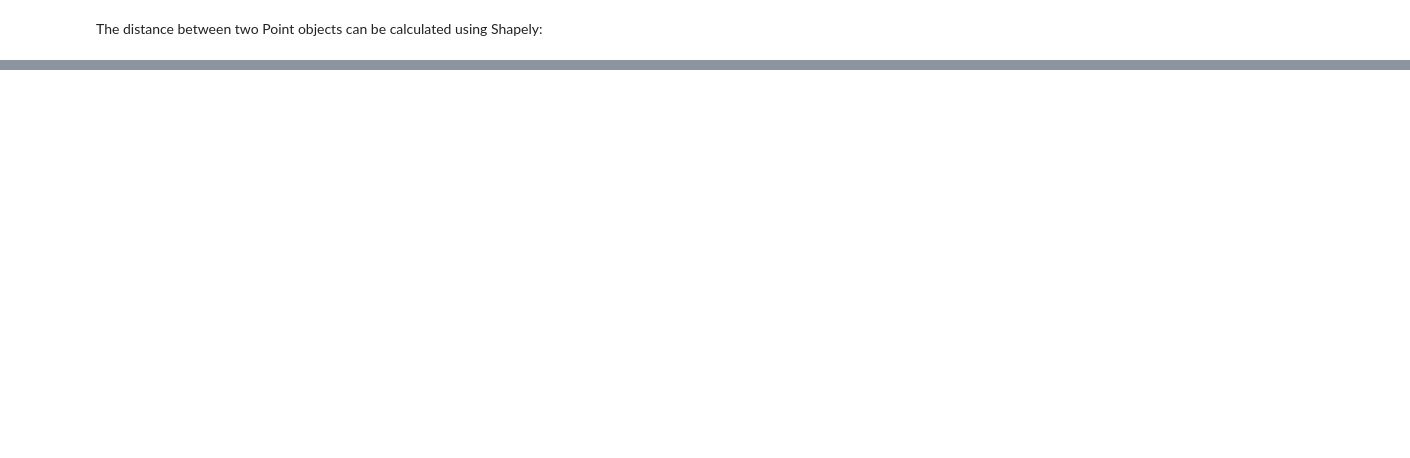
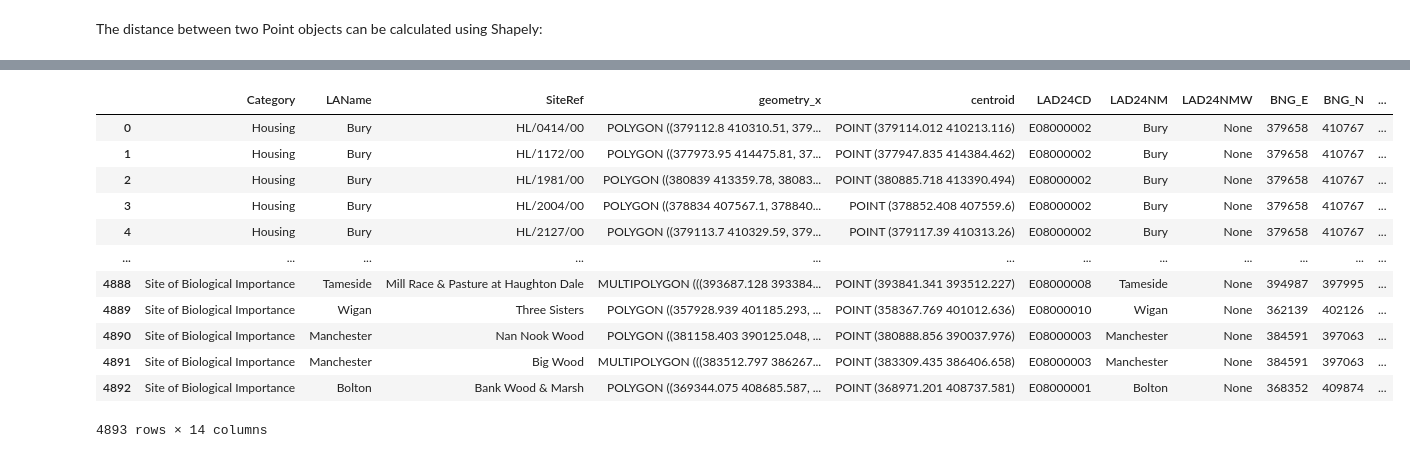
Before and after one commit to ChrisSoderberg-ONS/mss-sbi-project, a Jupyter notebook: sbi-analysis/example-notebook.ipynb, the cells around one changed output, grey strips where cells are left out. Drawn from its saved outputs; the diff is of its cells as text; code cells hidden in the pictures; blank space fills up the shorter version.

```diff
--- a/sbi-analysis/example-notebook.ipynb
+++ b/sbi-analysis/example-notebook.ipynb
@@ -71,0 +86,20 @@ print(
+# %%
+import geopandas as gpd
+
+boundaries = gpd.read_file("data/boundaries/LAD_DEC_24_UK_BUC.shp")
+
+pd.merge(full_data_gdf, boundaries, left_on = "LAName", right_on = "LAD24NM", how = "left")
+# %% [output]
+|  | Category | LAName | SiteRef | geometry_x | centroid | LAD24CD | LAD24NM | LAD24NMW | BNG_E | BNG_N | ... |
+| 0 | Housing | Bury | HL/0414/00 | POLYGON ((379112.8 410310.51, 379... | POINT (379114.012 410213.116) | E08000002 | Bury | None | 379658 | 410767 | ... |
+| 1 | Housing | Bury | HL/1172/00 | POLYGON ((377973.95 414475.81, 37... | POINT (377947.835 414384.462) | E08000002 | Bury | None | 379658 | 410767 | ... |
+| 2 | Housing | Bury | HL/1981/00 | POLYGON ((380839 413359.78, 38083... | POINT (380885.718 413390.494) | E08000002 | Bury | None | 379658 | 410767 | ... |
+| 3 | Housing | Bury | HL/2004/00 | POLYGON ((378834 407567.1, 378840... | POINT (378852.408 407559.6) | E08000002 | Bury | None | 379658 | 410767 | ... |
+| 4 | Housing | Bury | HL/2127/00 | POLYGON ((379113.7 410329.59, 379... | POINT (379117.39 410313.26) | E08000002 | Bury | None | 379658 | 410767 | ... |
+| ... | ... | ... | ... | ... | ... | ... | ... | ... | ... | ... | ... |
+| 4888 | Site of Biological Importance | Tameside | Mill Race & Pasture at Haughton Dale | MULTIPOLYGON (((393687.128 393384... | POINT (393841.341 393512.227) | E08000008 | Tameside | None | 394987 | 397995 | ... |
+| 4889 | Site of Biological Importance | Wigan | Three Sisters | POLYGON ((357928.939 401185.293, ... | POINT (358367.769 401012.636) | E08000010 | Wigan | None | 362139 | 402126 | ... |
+| 4890 | Site of Biological Importance | Manchester | Nan Nook Wood | POLYGON ((381158.403 390125.048, ... | POINT (380888.856 390037.976) | E08000003 | Manchester | None | 384591 | 397063 | ... |
+| 4891 | Site of Biological Importance | Manchester | Big Wood | MULTIPOLYGON (((383512.797 386267... | POINT (383309.435 386406.658) | E08000003 | Manchester | None | 384591 | 397063 | ... |
+| 4892 | Site of Biological Importance | Bolton | Bank Wood & Marsh | POLYGON ((369344.075 408685.587, ... | POINT (368971.201 408737.581) | E08000001 | Bolton | None | 368352 | 409874 | ... |
+4893 rows × 14 columns
```
Also changed, not shown: parts of 10 cells of this notebook, 8 other files.
